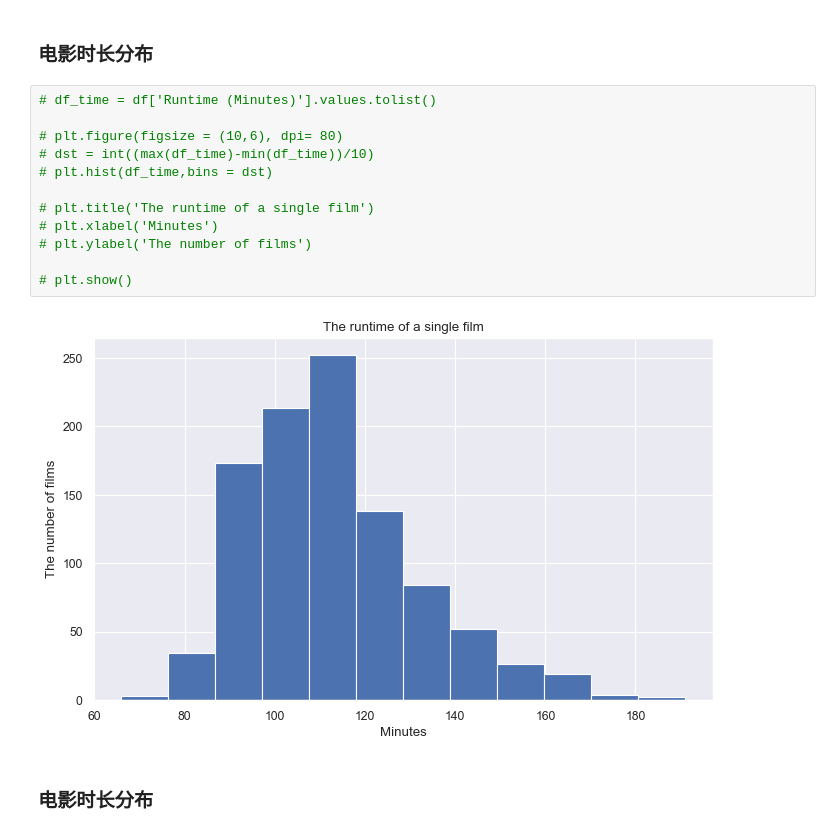
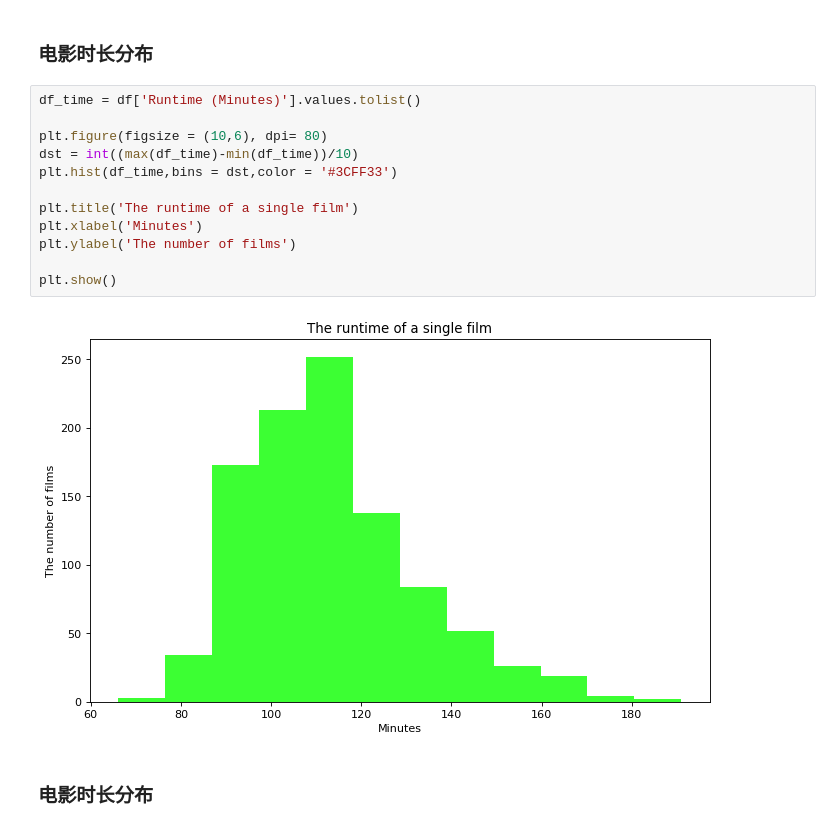
Before and after one commit to xiao-wei-zhou/2006-2016-Film-production, a Jupyter notebook: Film Production 2006-2016.ipynb, the cells around one changed output. Saved outputs shown, nothing was run; the diff lists cells and outputs as text.

```diff
--- a/Film Production 2006-2016.ipynb
+++ b/Film Production 2006-2016.ipynb
@@ -139,19 +139,19 @@ Name: Revenue (Millions), dtype: float64
 # %% [markdown]
 ### 电影时长分布
 # %%
-# df_time = df['Runtime (Minutes)'].values.tolist()
+df_time = df['Runtime (Minutes)'].values.tolist()
 
-# plt.figure(figsize = (10,6), dpi= 80)
-# dst = int((max(df_time)-min(df_time))/10)
-# plt.hist(df_time,bins = dst)
+plt.figure(figsize = (10,6), dpi= 80)
+dst = int((max(df_time)-min(df_time))/10)
+plt.hist(df_time,bins = dst,color = '#3CFF33')
 
-# plt.title('The runtime of a single film')
-# plt.xlabel('Minutes')
-# plt.ylabel('The number of films')
+plt.title('The runtime of a single film')
+plt.xlabel('Minutes')
+plt.ylabel('The number of films')
 
-# plt.show()
+plt.show()
 # %% [output]
-[figure, old version]
+[figure, new version]
 # %% [markdown]
 ### 电影时长分布
 # %%
```
Also changed, not shown: parts of 2 cells of this notebook.
